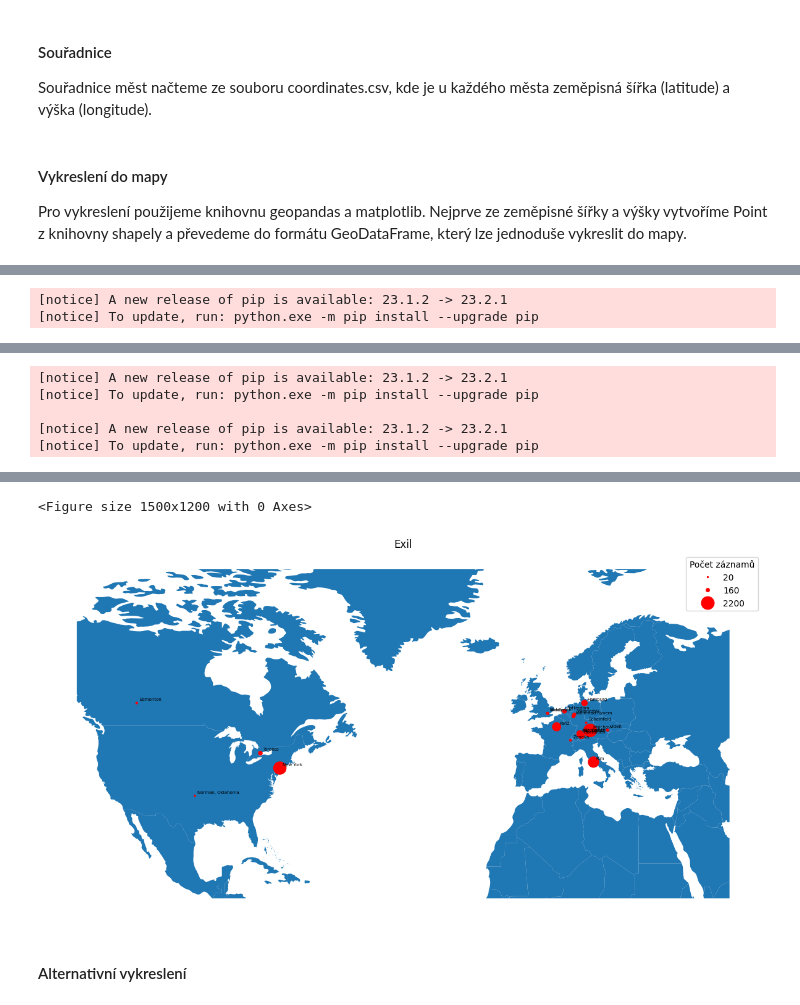
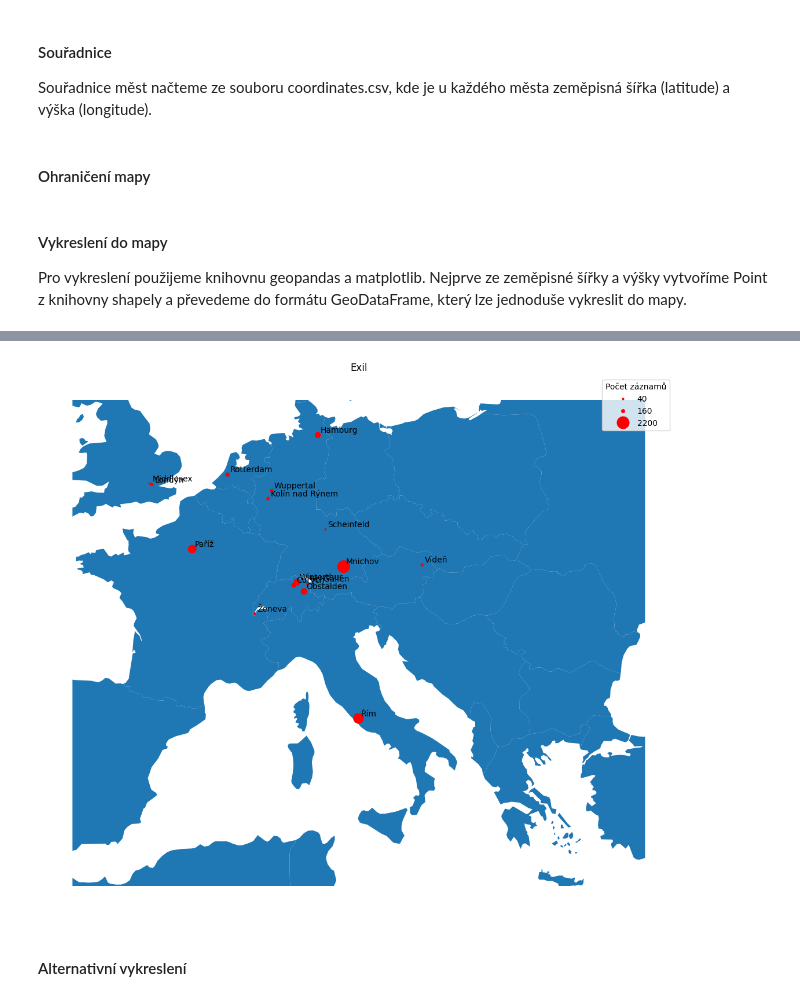
Before and after one commit to panuscha/DH-data-process, a Jupyter notebook: display_maps.ipynb, the cells around one changed output, grey strips where cells are left out. Cells and saved outputs as stored; diff of their text form; code cells hidden in the pictures.

```diff
--- a/display_maps.ipynb
+++ b/display_maps.ipynb
@@ -280,6 +280,32 @@ coordinates['city'] = coordinates.index
 
 # Spojime tabulky dohromady
 points_df = pd.merge(cities_df, coordinates)
+# %% [markdown]
+#### Ohraničení mapy
+# %%
+# Hranice, kterou chceme ohranicit
+bbox = [-5, 35, 30, 55] # [minx, miny, maxx, maxy]
+# Hranice severni Ameriky a Evropy [-130, 15, 50, 80]
+
+# Seznam mest, ktera chceme vyradit
+remove = []
+
+# Iterace skrz DataFrame
+for _, row in points_df.iterrows():
+    lat = row['latitude']
+    lon = row['longitude']
+    minx = bbox[0]
+    miny = bbox[1]
+    maxx = bbox[2]
+    maxy = bbox[3]
+
+    # Vsechny mesta, jejich zem. sirka nebo vyska lezi mimo box
+    # si pridame do seznamu remove
+    if lon < minx or lat < miny or lon > maxx or lat > maxy:
+        remove.append(row['city'])
+
+# Vyradime mesta ktera jsou v seznamu remove
+points_df = points_df[~points_df['city'].isin(remove)]
 # %% [markdown]
 #### Vykreslení do mapy
 
@@ -295,15 +321,12 @@ points_gdf = gpd.GeoDataFrame(points_df, geometry=geometry, crs="EPSG:4326")
 # Nacteni mapy
 base_map_data = gpd.read_file("data/geojson/world_1960.geojson")
 
-# Hranice Evropy a Severni Ameriky
-europe_and_north_america_bbox = [-130, 15, 50, 80] # [minx, miny, maxx, maxy]
-
 figsize = (15,12)
 
 plt.figure(figsize=figsize)
 
 # Ohraniceni mapy podle europe_and_north_america_bbox
-ax = base_map_data.clip(europe_and_north_america_bbox).plot(figsize=figsize)
+ax = base_map_data.clip(bbox).plot(figsize=figsize)
 
 div = 10
 
@@ -316,7 +339,7 @@ points_gdf.plot(figsize=figsize,
                 )
 
 for x, y, label in zip(points_df.longitude, points_df.latitude, points_df.city):
-     ax.annotate(label, xy=(x, y), xytext=(3, 3), textcoords="offset points", fontsize = 5)
+     ax.annotate(label, xy=(x, y), xytext=(3, 3), textcoords="offset points", fontsize = 10)
 
 # Tri moznosti legendy
 point_sizes = [min(points_gdf['number of records'].apply(lambda x: int(round(x, -1)))), median(points_gdf['number of records'].apply(lambda x: int(round(x, -1)))), max(points_gdf['number of records'].apply(lambda x: int(round(x, -1))))]
@@ -354,2 +359,0 @@ Note: you may need to restart the kernel to use updated packages.
-[notice] A new release of pip is available: 23.1.2 -> 23.2.1
-[notice] To update, run: python.exe -m pip install --upgrade pip
@@ -368,5 +359,0 @@ Note: you may need to restart the kernel to use updated packages.
-[notice] A new release of pip is available: 23.1.2 -> 23.2.1
-[notice] To update, run: python.exe -m pip install --upgrade pip
-
-[notice] A new release of pip is available: 23.1.2 -> 23.2.1
-[notice] To update, run: python.exe -m pip install --upgrade pip
@@ -376,5 +360,4 @@ Note: you may need to restart the kernel to use updated packages.
-<Figure size 1500x1200 with 0 Axes>
-[figure, old version]
+[figure, new version]
 # %% [markdown]
 #### Alternativní vykreslení
 # %%
```
Also changed, not shown: parts of 1 cell of this notebook, 1 other file.
